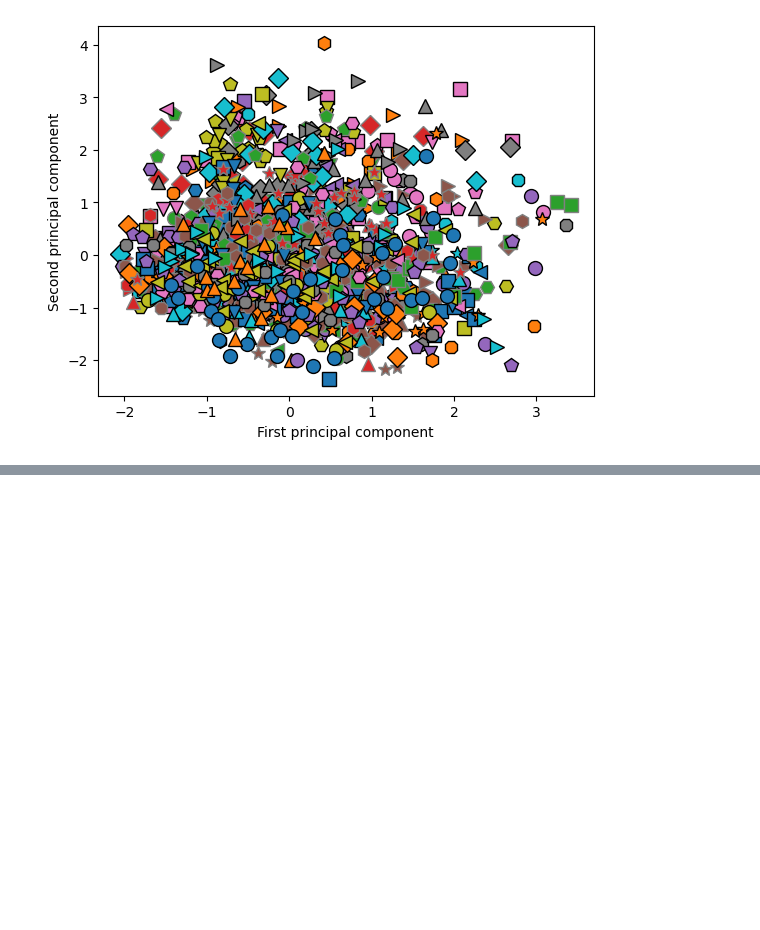
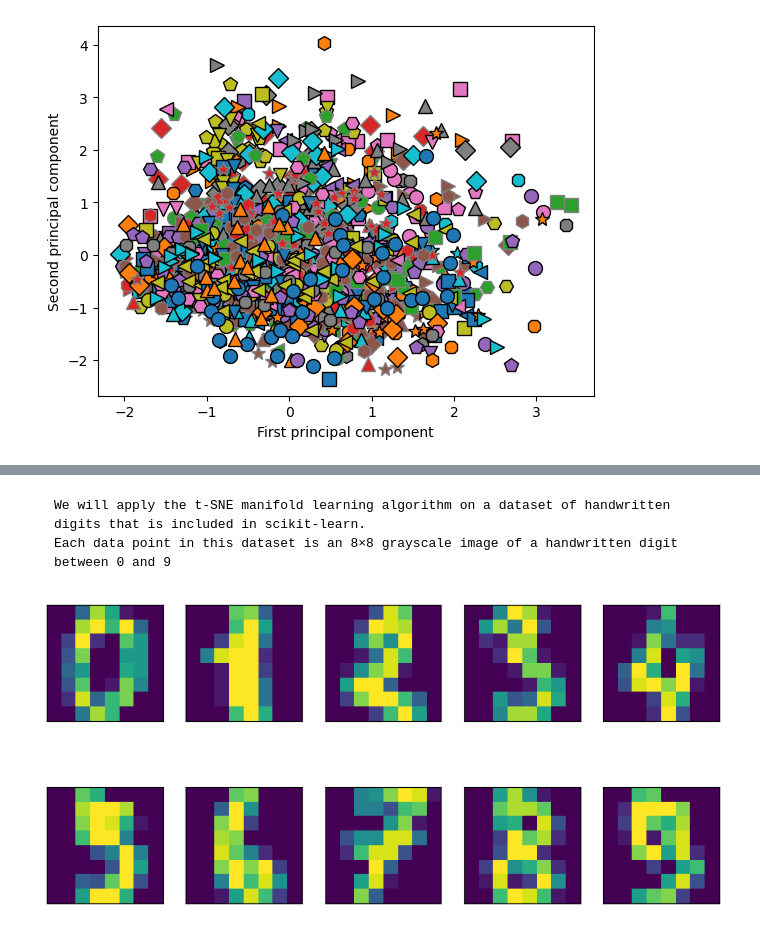
Before and after one commit to Coastpure/Intro-to-ML-with-Python, a Jupyter notebook: 03-unsupervised-learning.ipynb, the cells around one changed output, grey strips where cells are left out. Drawn from its saved outputs; the diff is of its cells as text; code cells hidden in the pictures; blank space fills up the shorter version.

```diff
--- a/03-unsupervised-learning.ipynb
+++ b/03-unsupervised-learning.ipynb
@@ -504,0 +518,12 @@ Text(0, 0.5, 'Second principal component')
+# %% [markdown]
+    We will apply the t-SNE manifold learning algorithm on a dataset of handwritten digits that is included in scikit-learn.
+    Each data point in this dataset is an 8×8 grayscale image of a handwritten digit between 0 and 9
+# %%
+from sklearn.datasets import load_digits
+digits = load_digits()
+
+fig, axes = plt.subplots(2, 5, figsize=(10, 5),subplot_kw={'xticks':(), 'yticks': ()})
+for ax, img in zip(axes.ravel(), digits.images):
+    ax.imshow(img)
+# %% [output]
+[figure, added]
```
Also changed, not shown: parts of 12 cells of this notebook.
